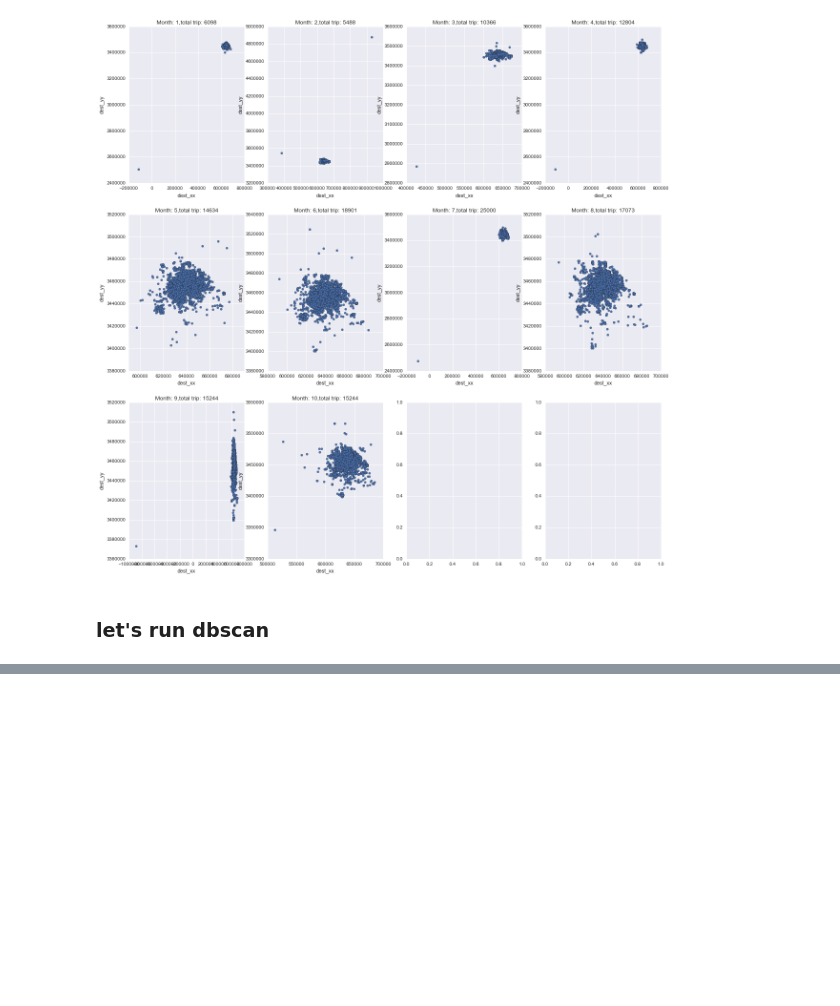
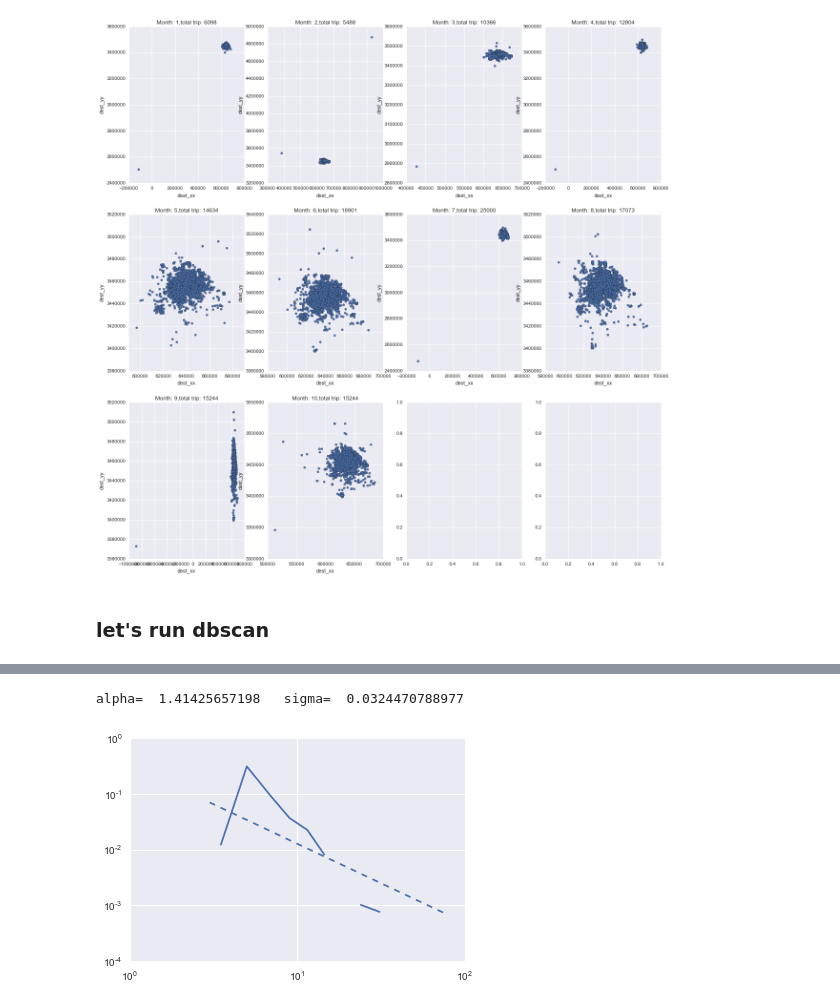
Before and after one commit to yangju-90/DiDi_IACP, a Jupyter notebook: code/Sample_the_data.ipynb, the cells around one changed output, grey strips where cells are left out. Drawn from its saved outputs; the diff is of its cells as text; code cells hidden in the pictures; blank space fills up the shorter version.

```diff
--- a/code/Sample_the_data.ipynb
+++ b/code/Sample_the_data.ipynb
@@ -132,0 +150,4 @@ ax.set_xlim(0, 100)
+# %%
+mem_start = data_re[data_re['label_starting']!=-1]
+size = mem_start[mem_start['month']==10].groupby('label_starting').count()['starting_xx']
+size.describe()
@@ -132,0 +164,9 @@ ax.set_xlim(0, 100)
+# %%
+import powerlaw
+fit = powerlaw.Fit(size,xmin=1,discrete=True)
+fit.power_law.plot_pdf( color= 'b',linestyle='--',label='fit ccdf')
+fit.plot_pdf( color= 'b')
+print('alpha= ',fit.power_law.alpha,'  sigma= ',fit.power_law.sigma)
+# %% [output]
+alpha=  1.41425657198   sigma=  0.0324470788977
+[figure, added]
```
Also changed, not shown: parts of 8 cells of this notebook, 32 other files.
